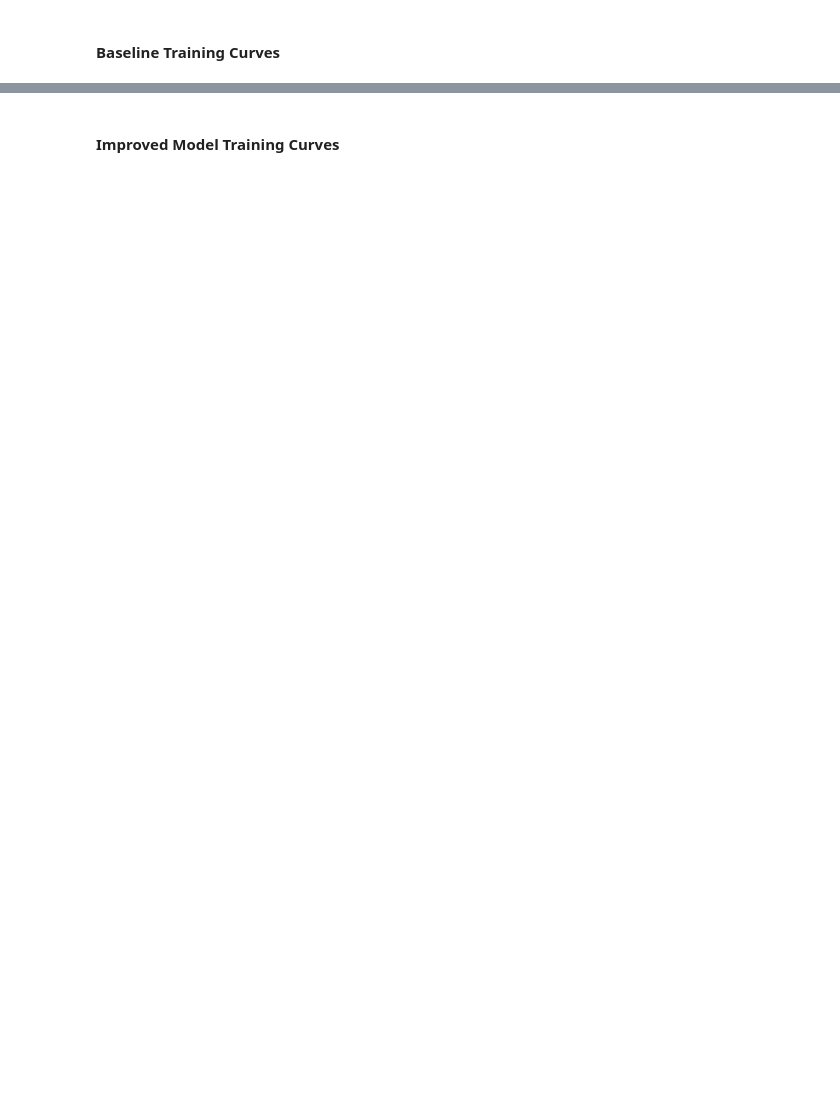
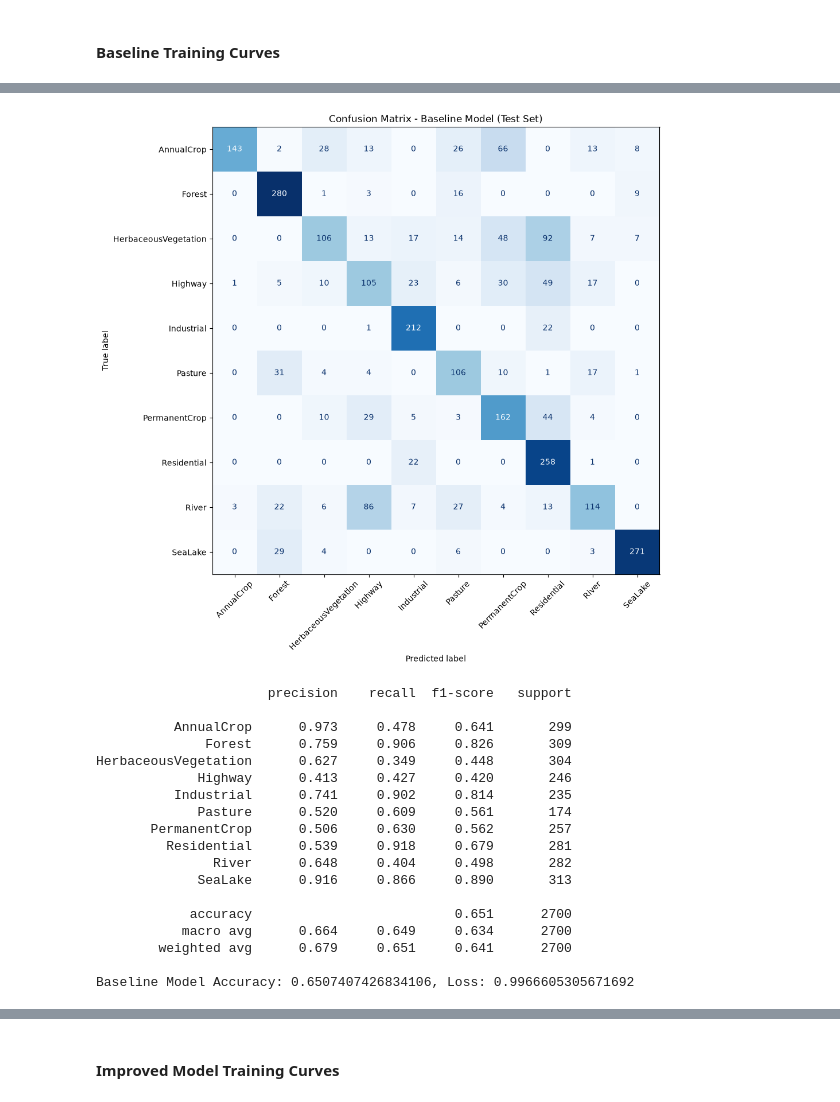
Before and after one commit to Yilalu/cnn_satellite_image_classification, a Jupyter notebook: cnn_satellite_image_classification.ipynb, the cells around one changed output, grey strips where cells are left out. Drawn from its saved outputs; the diff is of its cells as text; code cells hidden in the pictures; blank space fills up the shorter version.

```diff
--- a/cnn_satellite_image_classification.ipynb
+++ b/cnn_satellite_image_classification.ipynb
@@ -414,0 +485,7 @@ The baseline model struggled to learn: validation accuracy stalled around 50% an
+# %%
+# Build the confusion matrix to see which classes get mixed up with each other
+baseline_accuracy, baseline_loss, baseline_y_true, baseline_y_pred = evaluate_on_test_set(
+    image_model, test_ds, class_names, title="Baseline Model (Test Set)", show_report=True
+)
+print(f"Baseline Model Accuracy: {baseline_accuracy}, Loss: {baseline_loss}")
+# %% [output]
@@ -414,0 +495,19 @@ The baseline model struggled to learn: validation accuracy stalled around 50% an
+[figure, added]
+                      precision    recall  f1-score   support
+
+          AnnualCrop      0.973     0.478     0.641       299
+              Forest      0.759     0.906     0.826       309
+HerbaceousVegetation      0.627     0.349     0.448       304
+             Highway      0.413     0.427     0.420       246
+          Industrial      0.741     0.902     0.814       235
+             Pasture      0.520     0.609     0.561       174
+       PermanentCrop      0.506     0.630     0.562       257
+         Residential      0.539     0.918     0.679       281
+               River      0.648     0.404     0.498       282
+             SeaLake      0.916     0.866     0.890       313
+
+            accuracy                          0.651      2700
+           macro avg      0.664     0.649     0.634      2700
+        weighted avg      0.679     0.651     0.641      2700
+
+Baseline Model Accuracy: 0.6507407426834106, Loss: 0.9966605305671692
```
Also changed, not shown: parts of 31 cells of this notebook, 4 other files.
